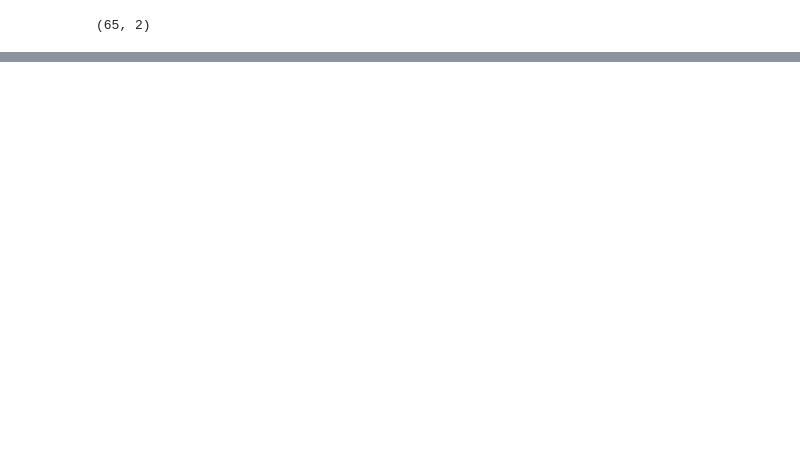
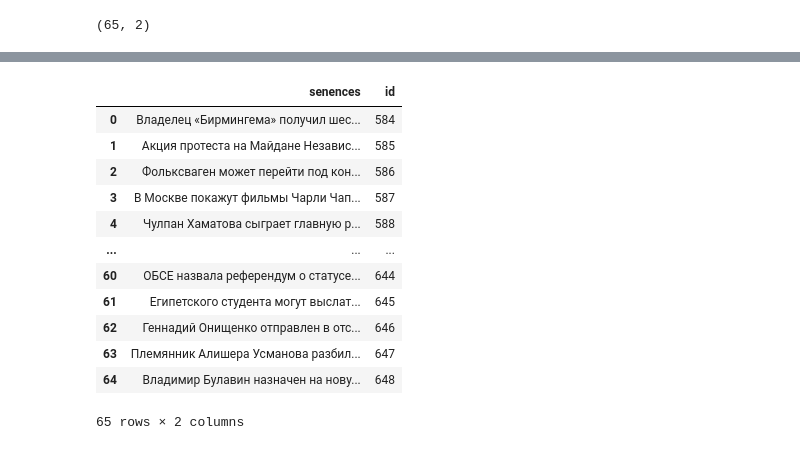
Before and after one commit to KonstFed/NLP_assignments, a Jupyter notebook: assignment3/bert/bert.ipynb, the cells around one changed output, grey strips where cells are left out. Saved outputs shown, nothing was run; the diff lists cells and outputs as text; code cells hidden in the pictures; blank space fills up the shorter version.

```diff
--- a/assignment3/bert/bert.ipynb
+++ b/assignment3/bert/bert.ipynb
@@ -452,0 +470,17 @@ with open("test.jsonl", "w") as f:
+# %%
+test_json = pd.read_json("/home/konstfed/Documents/Study/NLP_course/NLP_assignments/assignment3/data/test/test.jsonl", lines=True)
+test_json
+# %% [output]
+|  | senences | id |
+| 0 | Владелец «Бирмингема» получил шес... | 584 |
+| 1 | Акция протеста на Майдане Независ... | 585 |
+| 2 | Фольксваген может перейти под кон... | 586 |
+| 3 | В Москве покажут фильмы Чарли Чап... | 587 |
+| 4 | Чулпан Хаматова сыграет главную р... | 588 |
+| ... | ... | ... |
+| 60 | ОБСЕ назвала референдум о статусе... | 644 |
+| 61 | Египетского студента могут выслат... | 645 |
+| 62 | Геннадий Онищенко отправлен в отс... | 646 |
+| 63 | Племянник Алишера Усманова разбил... | 647 |
+| 64 | Владимир Булавин назначен на нову... | 648 |
+65 rows × 2 columns
```
Also changed, not shown: parts of 2 cells of this notebook, 2 other files.
